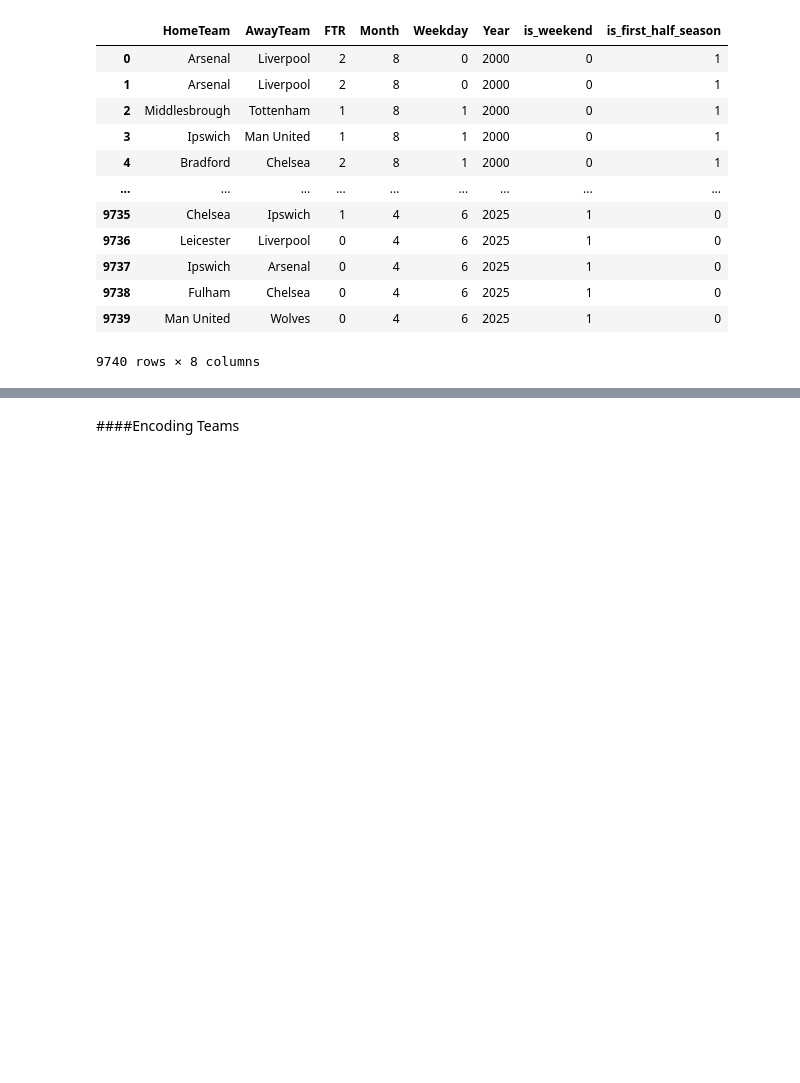
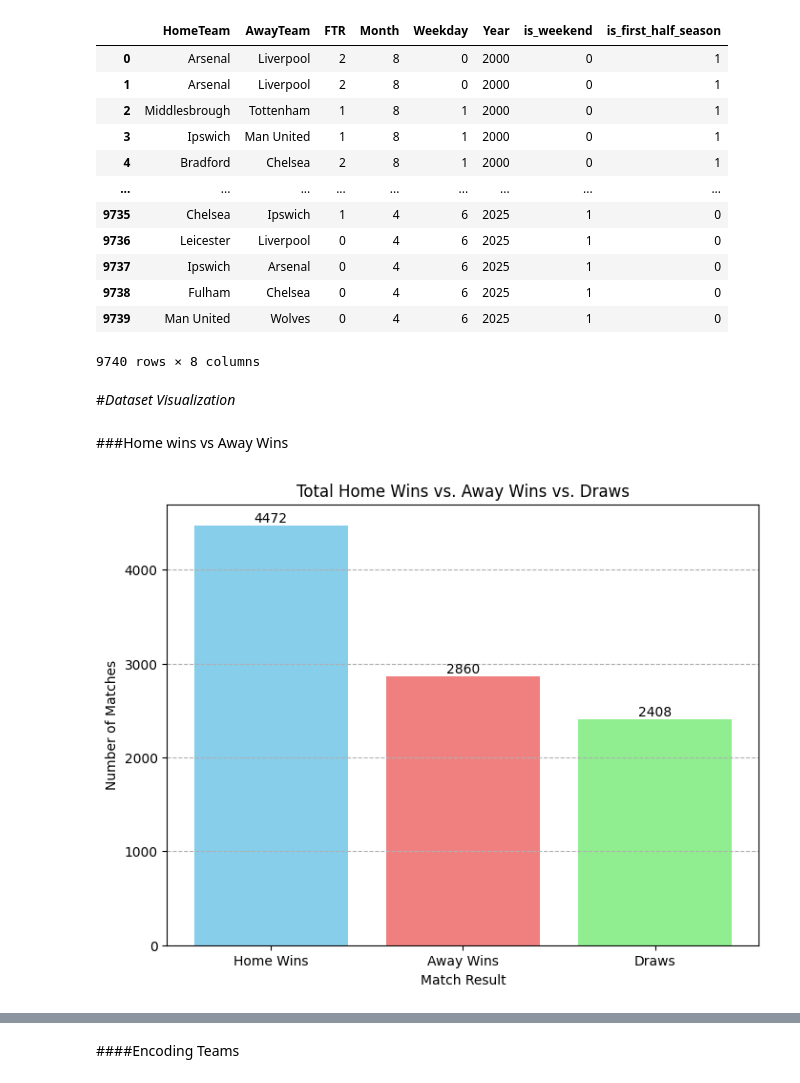
Before and after one commit to sameerthapax/Goalsight, a Jupyter notebook: notebooks/GoalsightML.ipynb, the cells around one changed output, grey strips where cells are left out. Saved outputs shown, nothing was run; the diff lists cells and outputs as text; code cells hidden in the pictures; blank space fills up the shorter version.

```diff
--- a/notebooks/GoalsightML.ipynb
+++ b/notebooks/GoalsightML.ipynb
@@ -113,3 +114,31 @@ full_df
 | 9738 | Fulham | Chelsea | 0 | 4 | 6 | 2025 | 1 | 0 |
 | 9739 | Man United | Wolves | 0 | 4 | 6 | 2025 | 1 | 0 |
 9740 rows × 8 columns
+# %% [markdown]
+#*Dataset Visualization*
+# %% [markdown]
+###Home wins vs Away Wins
+# %%
+
+# Calculate total home wins, away wins, and draws
+home_wins = len(full_df[full_df['FTR'] == 2])
+away_wins = len(full_df[full_df['FTR'] == 0])
+draws = len(full_df[full_df['FTR'] == 1])
+
+# Create the bar graph
+plt.figure(figsize=(8, 6))
+plt.bar(['Home Wins', 'Away Wins', 'Draws'], [home_wins, away_wins, draws], color=['skyblue', 'lightcoral', 'lightgreen'])
+
+# Customize the graph
+plt.xlabel('Match Result')
+plt.ylabel('Number of Matches')
+plt.title('Total Home Wins vs. Away Wins vs. Draws')
+plt.grid(axis='y', linestyle='--')  # Add a subtle grid
+
+# Add value labels on top of each bar
+for i, v in enumerate([home_wins, away_wins, draws]):
+    plt.text(i, v + 5, str(v), ha='center', va='bottom', fontsize=10) # Adjust 5 as needed
+
+plt.show()
+# %% [output]
+[figure, added]
```
Also changed, not shown: parts of 9 cells of this notebook.
